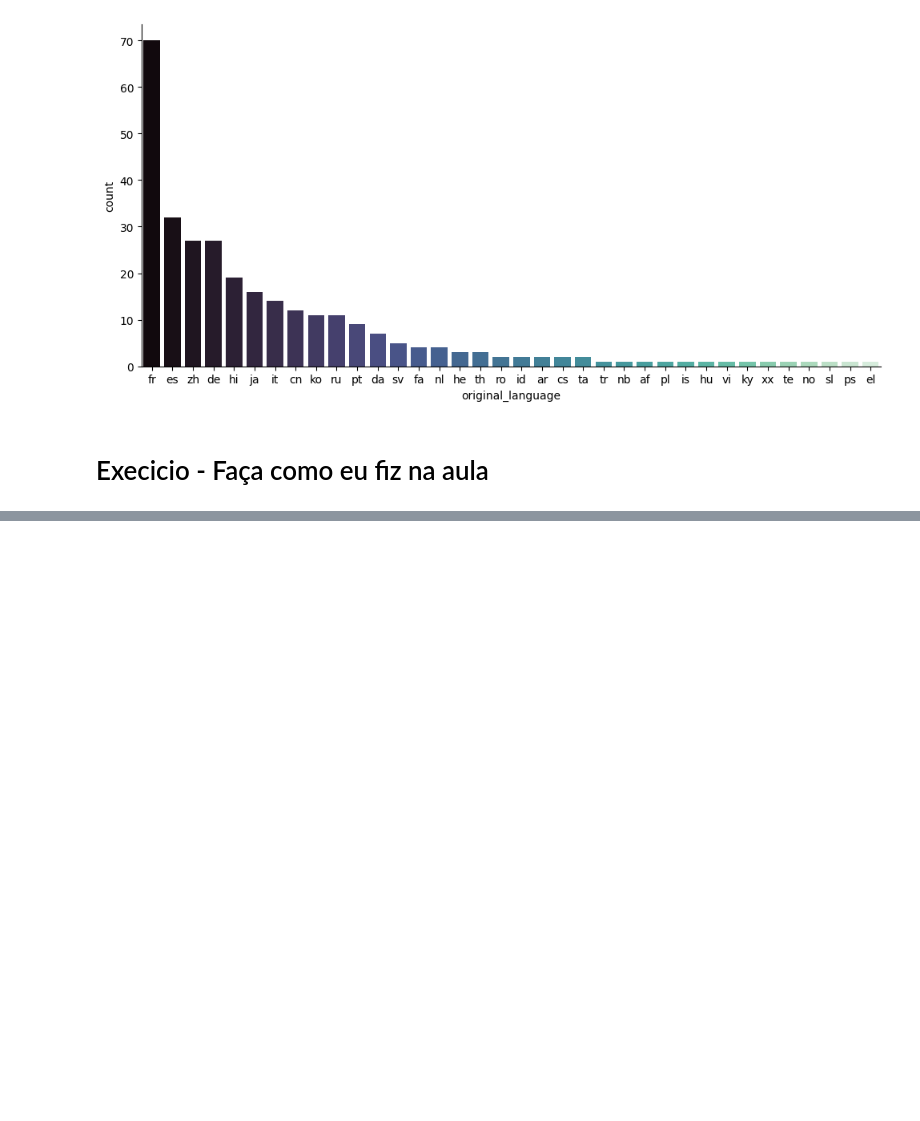
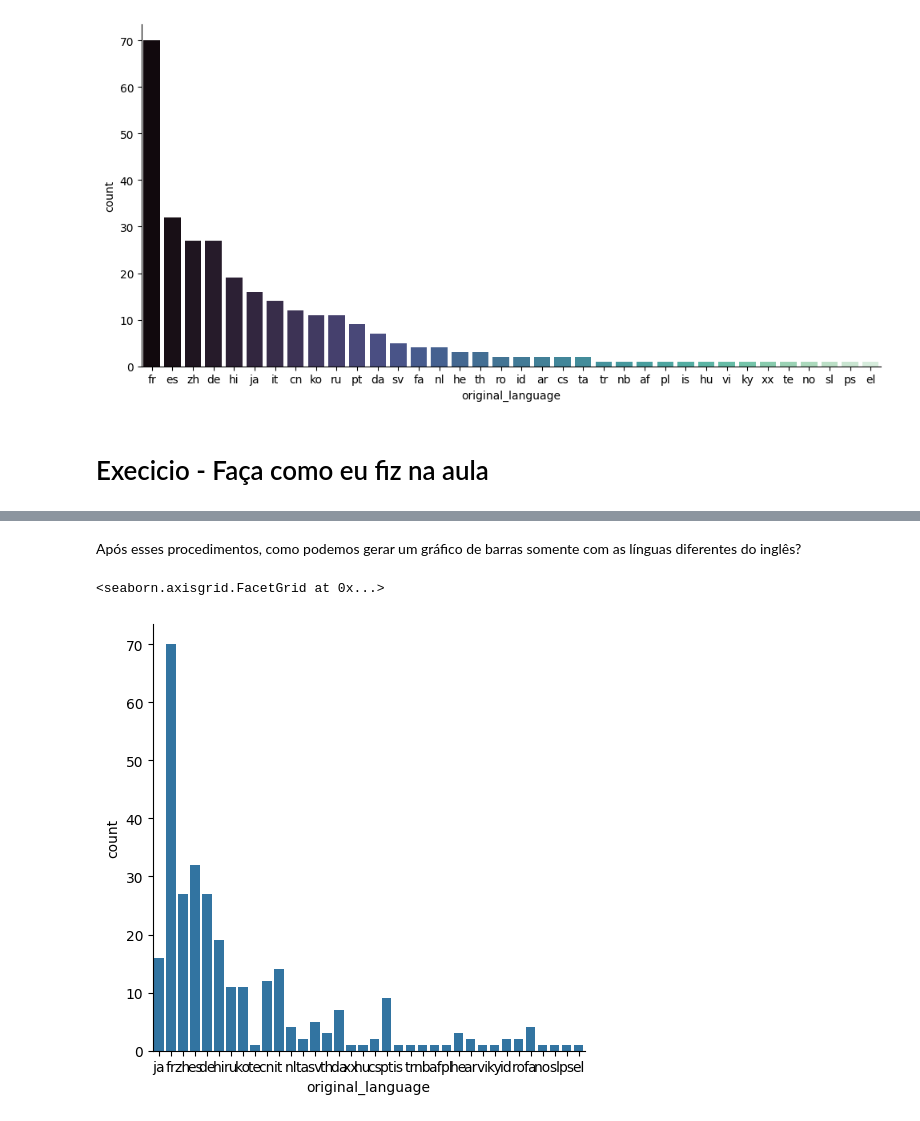
Before and after one commit to orlandojsjunior/Data_Science-Analise_e_visualizacao_de_dados, a Jupyter notebook: Introdução_data_science.ipynb, the cells around one changed output, grey strips where cells are left out. Cells and saved outputs as stored; diff of their text form; code cells hidden in the pictures; blank space fills up the shorter version.

```diff
--- a/Introdução_data_science.ipynb
+++ b/Introdução_data_science.ipynb
@@ -698,0 +764,6 @@ Passing `palette` without assigning `hue` is deprecated and will be removed in v
+# %%
+# Já a variável filmes_sem_lingua_original_em_ingles receberá somente o conjunto de dados dessas línguas:
+
+filmes_sem_lingua_original_em_ingles = tmdb.query("original_language != 'en'")
+
+filmes_sem_lingua_original_em_ingles
@@ -698,0 +784,10 @@ Passing `palette` without assigning `hue` is deprecated and will be removed in v
+# %% [markdown]
+Após esses procedimentos, como podemos gerar um gráfico de barras somente com as línguas diferentes do inglês?
+# %%
+sns.catplot(x="original_language",
+            data=filmes_sem_lingua_original_em_ingles,
+            kind="count",
+            )
+# %% [output]
+<seaborn.axisgrid.FacetGrid at 0x...>
+[figure, added]
```
Also changed, not shown: parts of 7 cells of this notebook.
